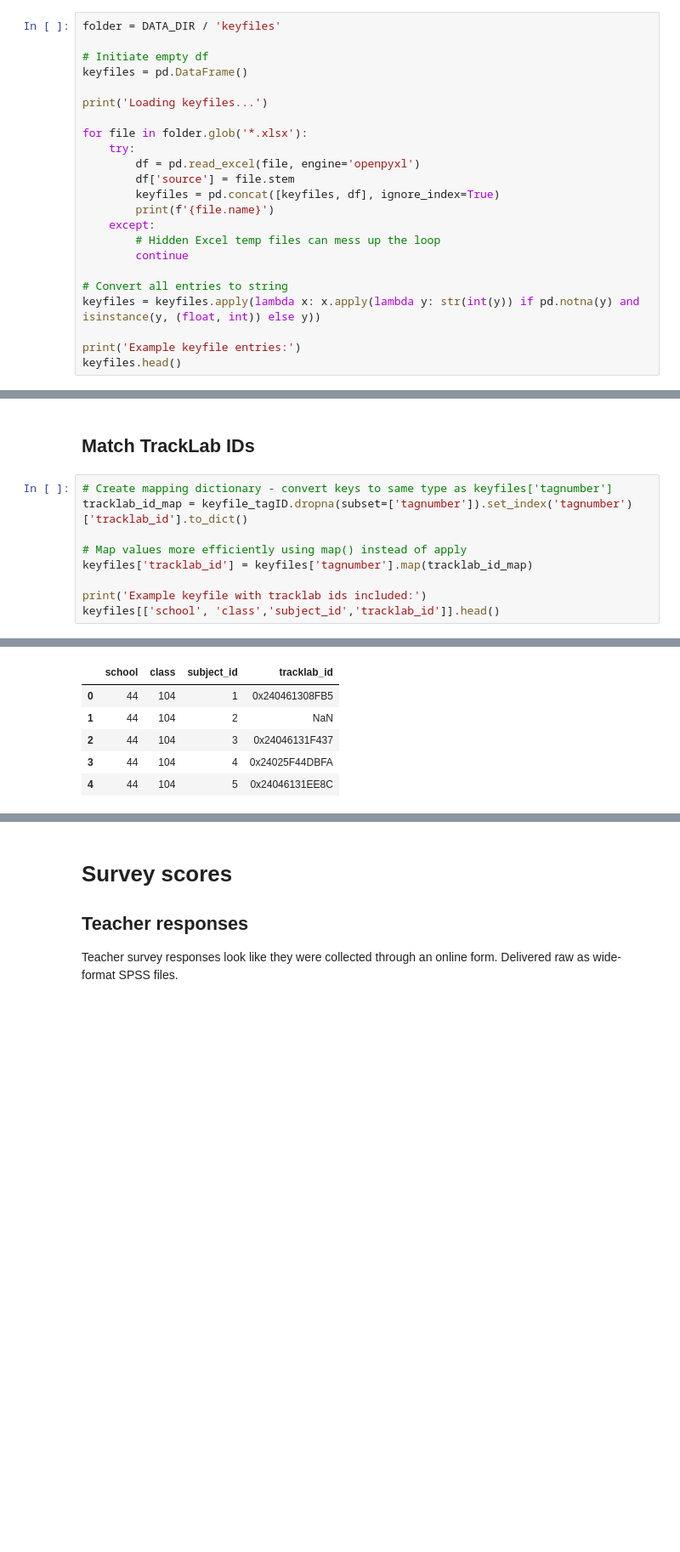
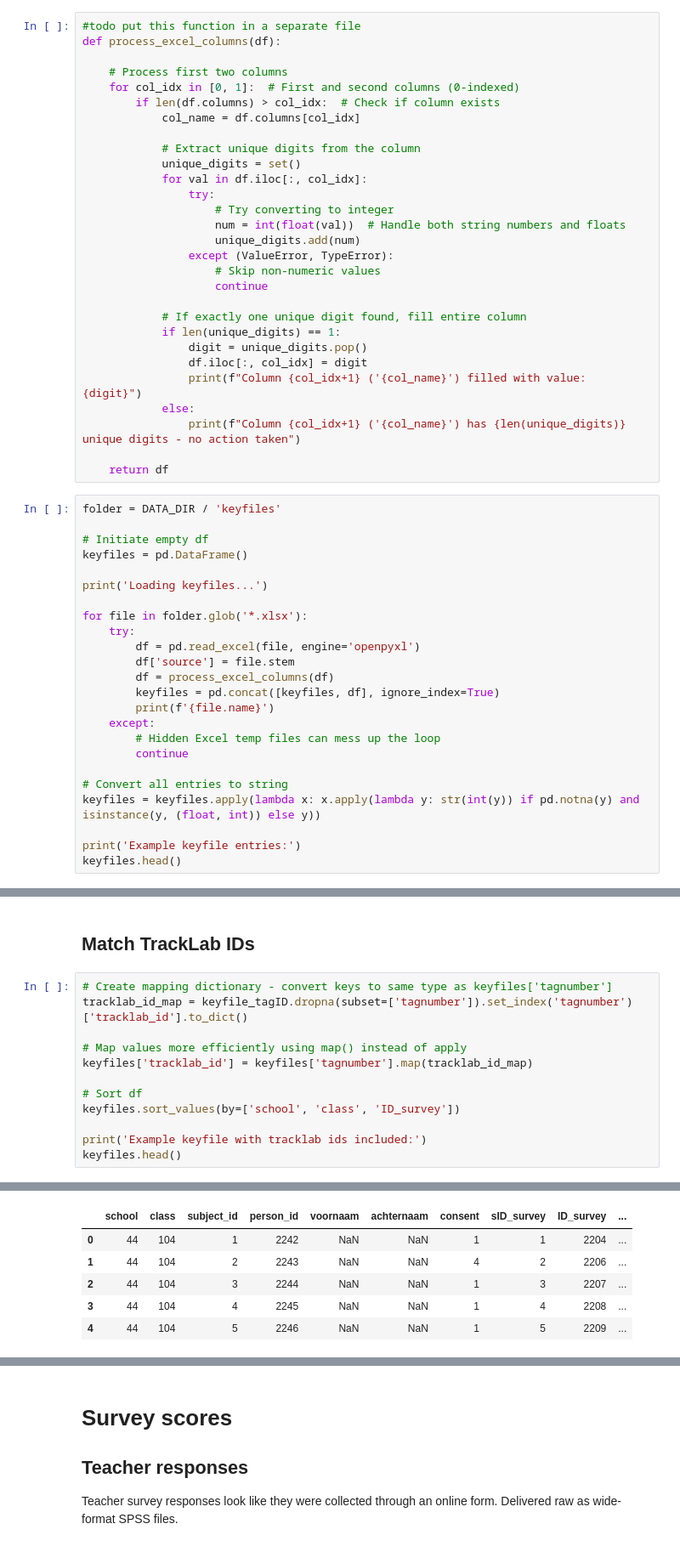
Before and after one commit to majaazdaja/dsp, a Jupyter notebook: notebooks/survey-data.ipynb, the cells around one changed output, grey strips where cells are left out. Shown: that part at 85% size. Saved outputs shown, nothing was run; the diff lists cells and outputs as text; blank space fills up the shorter version.

```diff
--- a/notebooks/survey-data.ipynb
+++ b/notebooks/survey-data.ipynb
@@ -167,6 +169,35 @@ Column `source` has been added to denote source file.
 Column `comment` has been added as a container for any observations made in the classroom.
 
 Teacher have been assigned their school, class, and placeholder ID numbers (9999).
+# %%
+#todo put this function in a separate file
+def process_excel_columns(df):
+
+    # Process first two columns
+    for col_idx in [0, 1]:  # First and second columns (0-indexed)
+        if len(df.columns) > col_idx:  # Check if column exists
+            col_name = df.columns[col_idx]
+
+            # Extract unique digits from the column
+            unique_digits = set()
+            for val in df.iloc[:, col_idx]:
+                try:
+                    # Try converting to integer
+                    num = int(float(val))  # Handle both string numbers and floats
+                    unique_digits.add(num)
+                except (ValueError, TypeError):
+                    # Skip non-numeric values
+                    continue
+
+            # If exactly one unique digit found, fill entire column
+            if len(unique_digits) == 1:
+                digit = unique_digits.pop()
+                df.iloc[:, col_idx] = digit
+                print(f"Column {col_idx+1} ('{col_name}') filled with value: {digit}")
+            else:
+                print(f"Column {col_idx+1} ('{col_name}') has {len(unique_digits)} unique digits - no action taken")
+
+    return df
 # %%
 folder = DATA_DIR / 'keyfiles'
 
@@ -179,6 +210,7 @@ for file in folder.glob('*.xlsx'):
     try:
         df = pd.read_excel(file, engine='openpyxl')
         df['source'] = file.stem
+        df = process_excel_columns(df)
         keyfiles = pd.concat([keyfiles, df], ignore_index=True)
         print(f'{file.name}')
     except:
@@ -296,17 +391,20 @@ keyfiles['date'] = keyfiles.apply(
 # %%
 # Create mapping dictionary - convert keys to same type as keyfiles['tagnumber']
 tracklab_id_map = keyfile_tagID.dropna(subset=['tagnumber']).set_index('tagnumber')['tracklab_id'].to_dict()
 
 # Map values more efficiently using map() instead of apply
 keyfiles['tracklab_id'] = keyfiles['tagnumber'].map(tracklab_id_map)
 
+# Sort df
+keyfiles.sort_values(by=['school', 'class', 'ID_survey'])
+
 print('Example keyfile with tracklab ids included:')
-keyfiles[['school', 'class','subject_id','tracklab_id']].head()
+keyfiles.head()
 # %% [output]
 Example keyfile with tracklab ids included:
-|  | school | class | subject_id | tracklab_id |
-| 0 | 44 | 104 | 1 | 0x240461308FB5 |
-| 1 | 44 | 104 | 2 | NaN |
-| 2 | 44 | 104 | 3 | 0x24046131F437 |
-| 3 | 44 | 104 | 4 | 0x24025F44DBFA |
-| 4 | 44 | 104 | 5 | 0x24046131EE8C |
+|  | school | class | subject_id | person_id | voornaam | achternaam | consent | sID_survey | ID_survey | ... |
+| 0 | 44 | 104 | 1 | 2242 | NaN | NaN | 1 | 1 | 2204 | ... |
+| 1 | 44 | 104 | 2 | 2243 | NaN | NaN | 4 | 2 | 2206 | ... |
+| 2 | 44 | 104 | 3 | 2244 | NaN | NaN | 1 | 3 | 2207 | ... |
+| 3 | 44 | 104 | 4 | 2245 | NaN | NaN | 1 | 4 | 2208 | ... |
+| 4 | 44 | 104 | 5 | 2246 | NaN | NaN | 1 | 5 | 2209 | ... |
```
Also changed, not shown: parts of 64 cells of this notebook, 1 other file.
